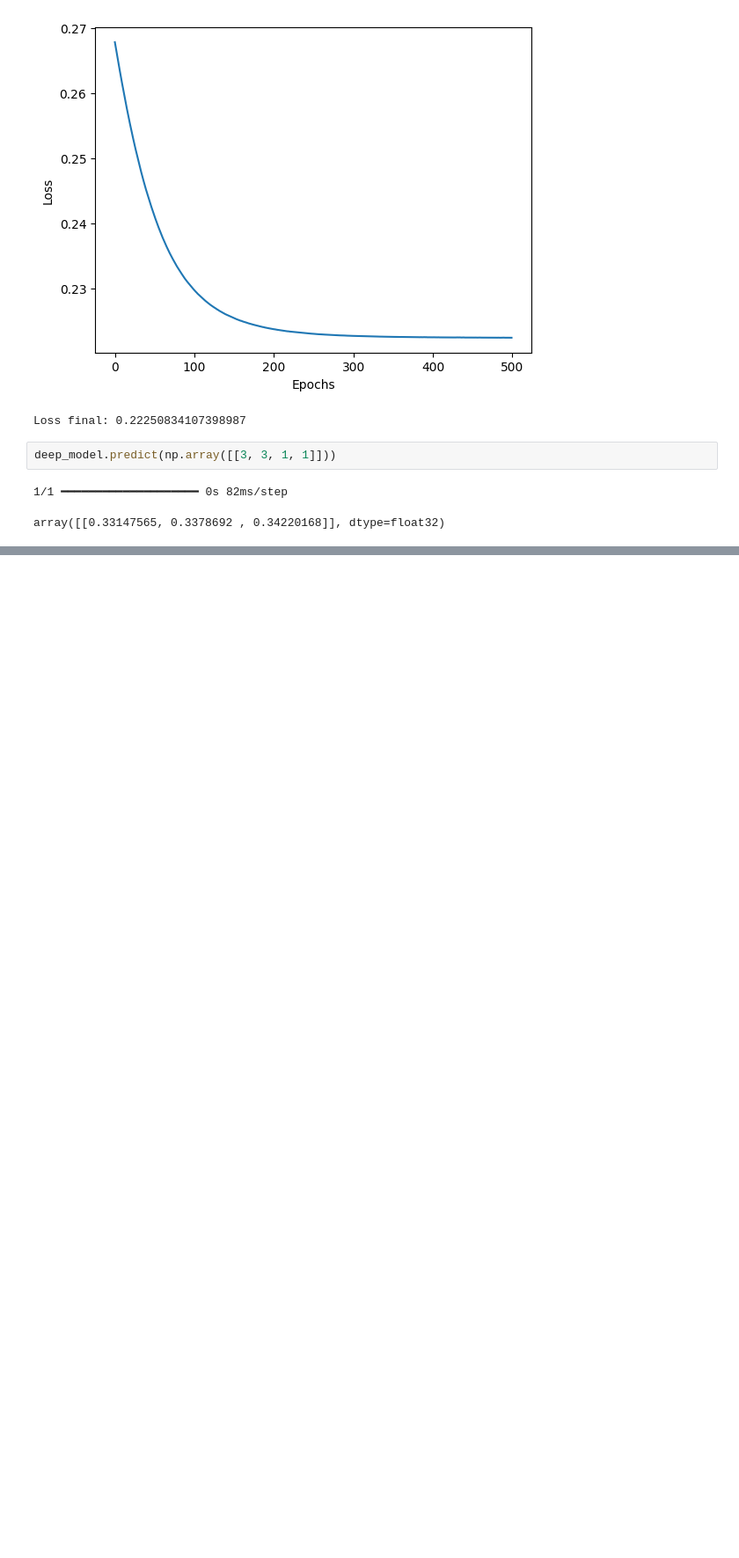
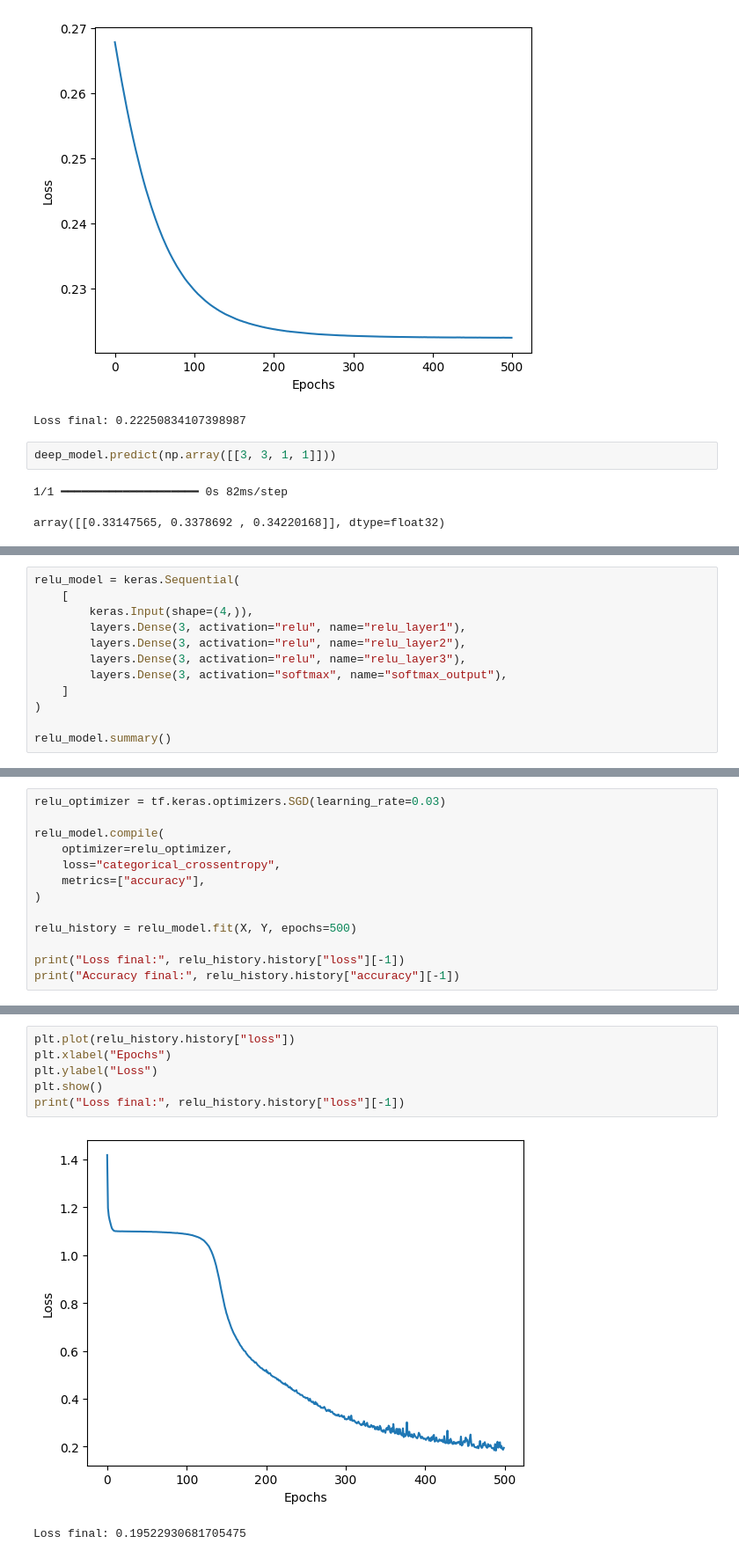
Before and after one commit to kikeprzn/mia, a Jupyter notebook: 05_multilayer_perceptron/05_Keras_multilayer_perceptron_iris.ipynb, the cells around one changed output, grey strips where cells are left out. Shown at 88% size. Cells and saved outputs as stored; diff of their text form; blank space fills up the shorter version.

```diff
--- a/05_multilayer_perceptron/05_Keras_multilayer_perceptron_iris.ipynb
+++ b/05_multilayer_perceptron/05_Keras_multilayer_perceptron_iris.ipynb
@@ -162,0 +165,12 @@ array([[0.33147565, 0.3378692 , 0.34220168]], dtype=float32)
+# %%
+relu_model = keras.Sequential(
+    [
+        keras.Input(shape=(4,)),
+        layers.Dense(3, activation="relu", name="relu_layer1"),
+        layers.Dense(3, activation="relu", name="relu_layer2"),
+        layers.Dense(3, activation="relu", name="relu_layer3"),
+        layers.Dense(3, activation="softmax", name="softmax_output"),
+    ]
+)
+
+relu_model.summary()
@@ -162,0 +193,13 @@ array([[0.33147565, 0.3378692 , 0.34220168]], dtype=float32)
+# %%
+relu_optimizer = tf.keras.optimizers.SGD(learning_rate=0.03)
+
+relu_model.compile(
+    optimizer=relu_optimizer,
+    loss="categorical_crossentropy",
+    metrics=["accuracy"],
+)
+
+relu_history = relu_model.fit(X, Y, epochs=500)
+
+print("Loss final:", relu_history.history["loss"][-1])
+print("Accuracy final:", relu_history.history["accuracy"][-1])
@@ -162,0 +224,9 @@ array([[0.33147565, 0.3378692 , 0.34220168]], dtype=float32)
+# %%
+plt.plot(relu_history.history["loss"])
+plt.xlabel("Epochs")
+plt.ylabel("Loss")
+plt.show()
+print("Loss final:", relu_history.history["loss"][-1])
+# %% [output]
+[figure, added]
+Loss final: 0.19522930681705475
```
Also changed, not shown: parts of 4 cells of this notebook, 4 other files.
